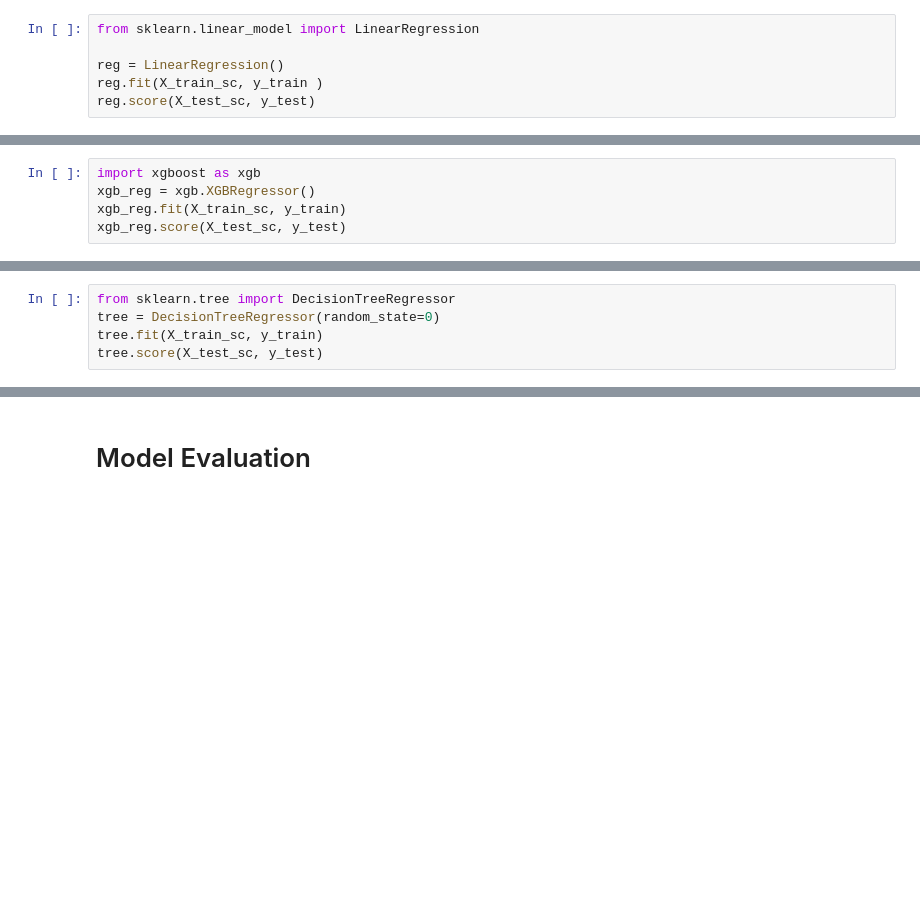
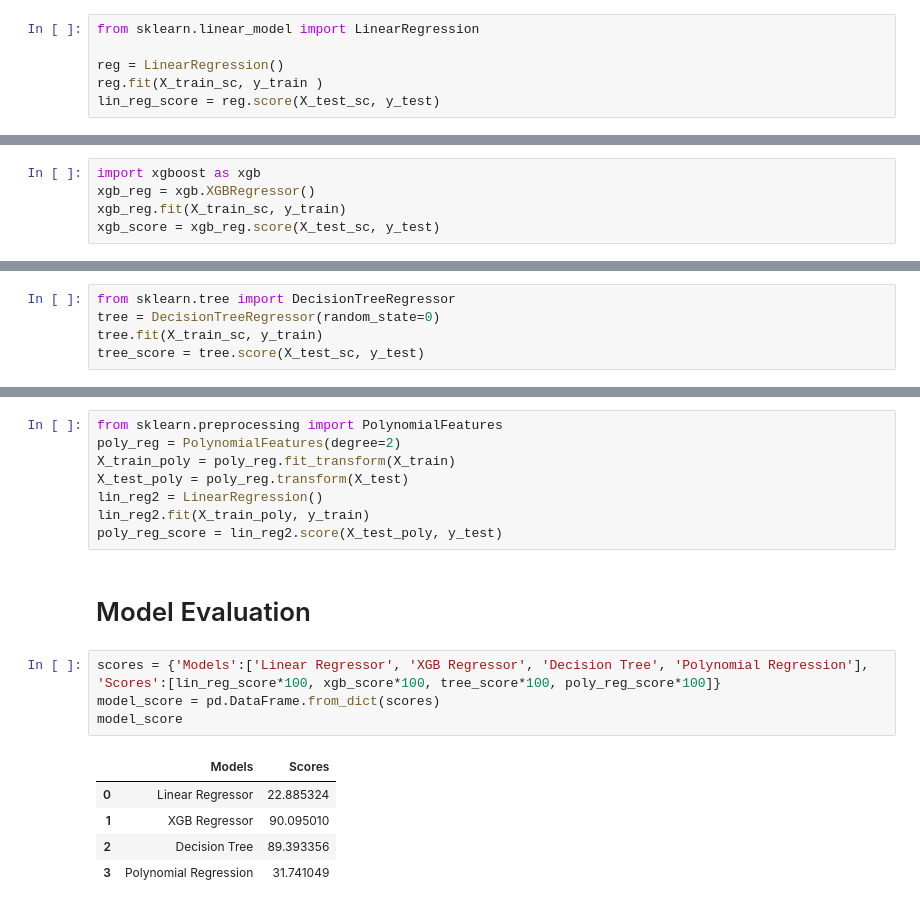
Before and after one commit to archaic-panda/Sales-Time-Series, a Jupyter notebook: store_sales_tsf.ipynb, the cells around one changed output, grey strips where cells are left out. Drawn from its saved outputs; the diff is of its cells as text; blank space fills up the shorter version.

Commit message:
Model Performance Table Created

```diff
--- a/store_sales_tsf.ipynb
+++ b/store_sales_tsf.ipynb
@@ -282,4 +282,4 @@ from sklearn.linear_model import LinearRegression
 
 reg = LinearRegression()
 reg.fit(X_train_sc, y_train )
-reg.score(X_test_sc, y_test)
+lin_reg_score = reg.score(X_test_sc, y_test)
@@ -289,4 +287,4 @@ reg.score(X_test_sc, y_test)
 import xgboost as xgb
 xgb_reg = xgb.XGBRegressor()
 xgb_reg.fit(X_train_sc, y_train)
-xgb_reg.score(X_test_sc, y_test)
+xgb_score = xgb_reg.score(X_test_sc, y_test)
@@ -296,4 +292,4 @@ xgb_reg.score(X_test_sc, y_test)
 from sklearn.tree import DecisionTreeRegressor
 tree = DecisionTreeRegressor(random_state=0)
 tree.fit(X_train_sc, y_train)
-tree.score(X_test_sc, y_test)
+tree_score = tree.score(X_test_sc, y_test)
@@ -302,2 +296,20 @@ tree.score(X_test_sc, y_test)
+# %%
+from sklearn.preprocessing import PolynomialFeatures
+poly_reg = PolynomialFeatures(degree=2)
+X_train_poly = poly_reg.fit_transform(X_train)
+X_test_poly = poly_reg.transform(X_test)
+lin_reg2 = LinearRegression()
+lin_reg2.fit(X_train_poly, y_train)
+poly_reg_score = lin_reg2.score(X_test_poly, y_test)
 # %% [markdown]
 # Model Evaluation
+# %%
+scores = {'Models':['Linear Regressor', 'XGB Regressor', 'Decision Tree', 'Polynomial Regression'], 'Scores':[lin_reg_score*100, xgb_score*100, tree_score*100, poly_reg_score*100]}
+model_score = pd.DataFrame.from_dict(scores)
+model_score
+# %% [output]
+|  | Models | Scores |
+| 0 | Linear Regressor | 22.885324 |
+| 1 | XGB Regressor | 90.095010 |
+| 2 | Decision Tree | 89.393356 |
+| 3 | Polynomial Regression | 31.741049 |
```
Also changed, not shown: parts of 3 cells of this notebook.
